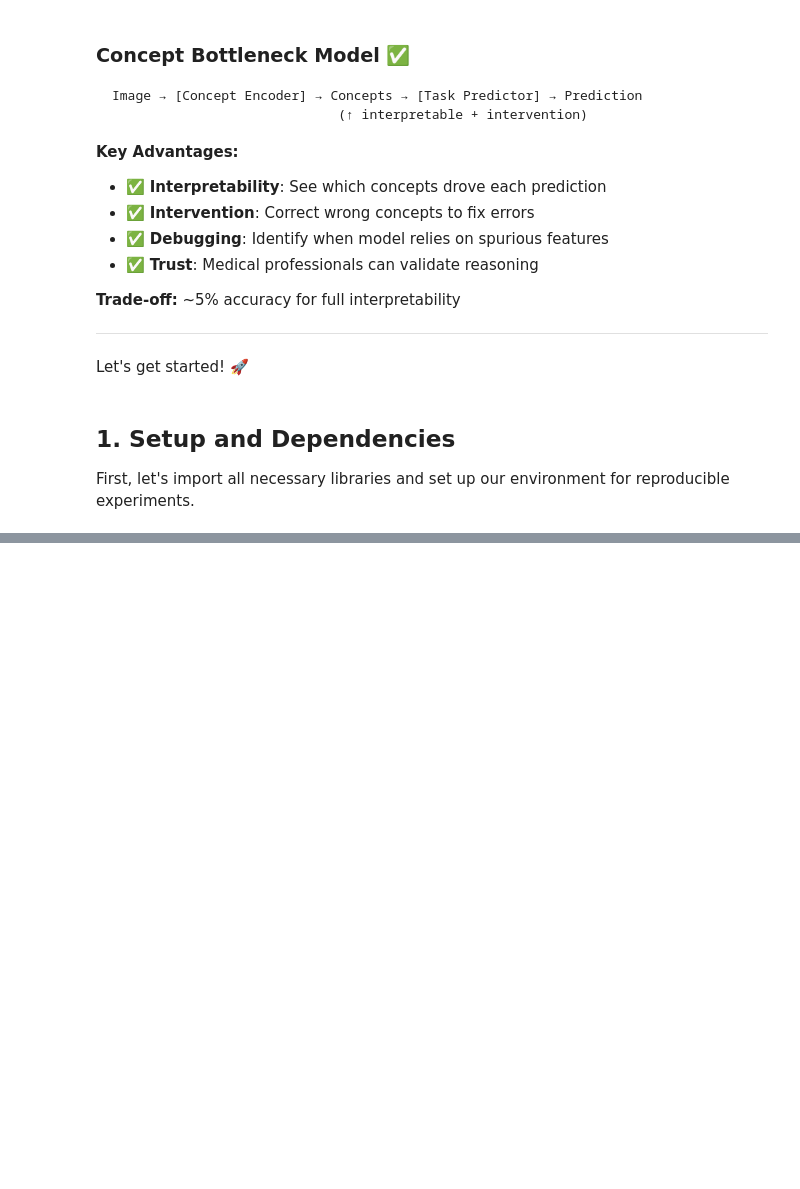
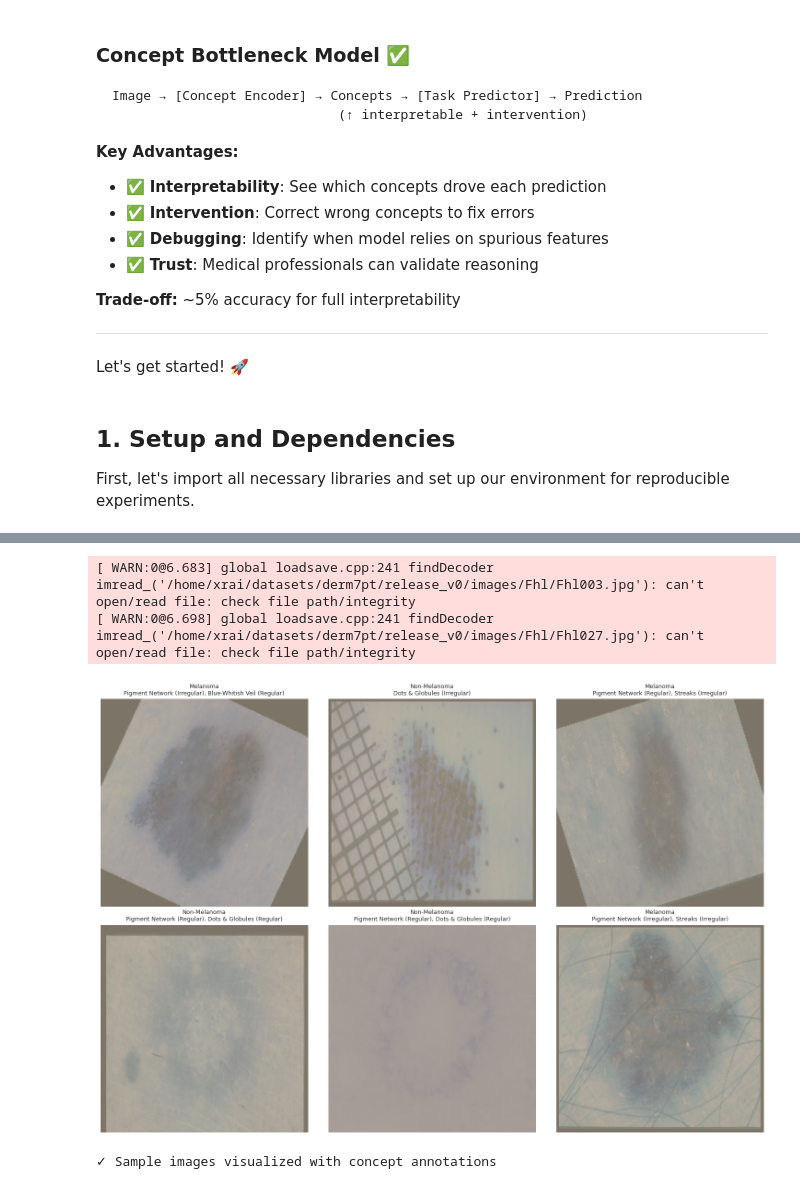
Before and after one commit to Matt-Cockayne/SkinCBM, a Jupyter notebook: notebooks/01_cbm_training_walkthrough.ipynb, the cells around one changed output, grey strips where cells are left out. Drawn from its saved outputs; the diff is of its cells as text; code cells hidden in the pictures; blank space fills up the shorter version.

```diff
--- a/notebooks/01_cbm_training_walkthrough.ipynb
+++ b/notebooks/01_cbm_training_walkthrough.ipynb
@@ -613,0 +247,44 @@ Now let's create PyTorch DataLoaders for efficient batch processing during train
+# %%
+# Visualize sample images with concepts
+fig, axes = plt.subplots(2, 3, figsize=(15, 10))
+axes = axes.flatten()
+
+# Get a batch
+images, concepts, labels = next(iter(train_loader))
+
+class_labels = ['Absent', 'Regular', 'Irregular']
+diagnosis_labels = ['Non-Melanoma', 'Melanoma']
+
+for idx in range(6):
+    # Denormalize image for display
+    img = images[idx].numpy().transpose(1, 2, 0)
+    img = img * np.array([0.229, 0.224, 0.225]) + np.array([0.485, 0.456, 0.406])
+    img = np.clip(img, 0, 1)
+
+    axes[idx].imshow(img)
+    axes[idx].axis('off')
+
+    # Get diagnosis and concepts
+    diagnosis = diagnosis_labels[labels[idx].item()]
+    concept_values = concepts[idx].numpy()
+
+    # Find present concepts (non-absent)
+    present_concepts = []
+    for i, val in enumerate(concept_values):
+        if val > 0:  # Regular or Irregular
+            present_concepts.append(f"{CONCEPT_NAMES[i]} ({class_labels[int(val)]})")
+
+    # Title with diagnosis and key concepts
+    title = f"{diagnosis}\n"
+    if present_concepts:
+        title += ", ".join(present_concepts[:2])
+    else:
+        title += "All concepts absent"
+
+    axes[idx].set_title(title, fontsize=9)
+
+plt.tight_layout()
+plt.show()
+
+print("✓ Sample images visualized with concept annotations")
+# %% [output]
@@ -613,0 +294,4 @@ Now let's create PyTorch DataLoaders for efficient batch processing during train
+[ WARN:0@6.683] global loadsave.cpp:241 findDecoder imread_('/home/xrai/datasets/derm7pt/release_v0/images/Fhl/Fhl003.jpg'): can't open/read file: check file path/integrity
+[ WARN:0@6.698] global loadsave.cpp:241 findDecoder imread_('/home/xrai/datasets/derm7pt/release_v0/images/Fhl/Fhl027.jpg'): can't open/read file: check file path/integrity
+[figure, added]
+✓ Sample images visualized with concept annotations
```
Also changed, not shown: parts of 39 cells of this notebook, 30 other files.
